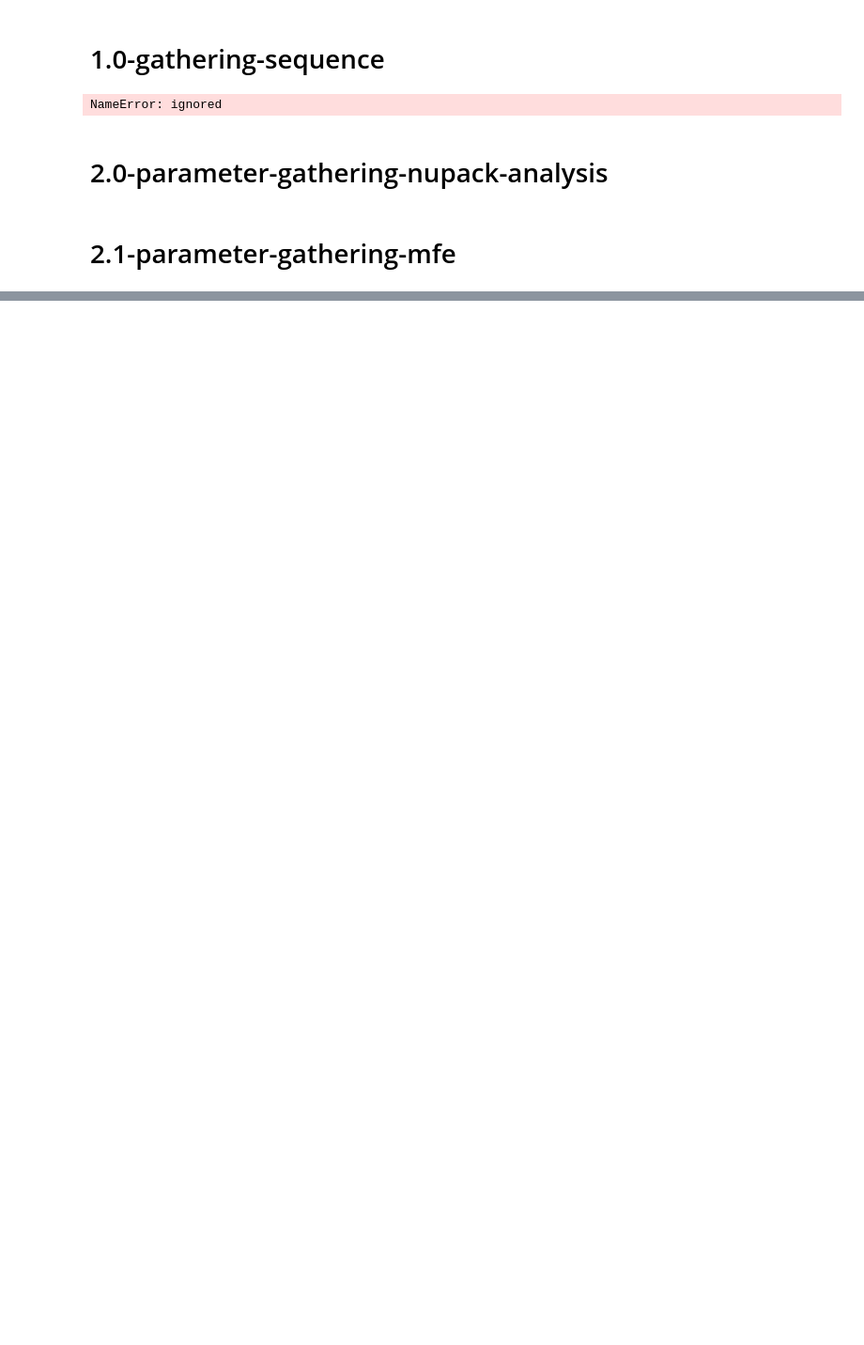
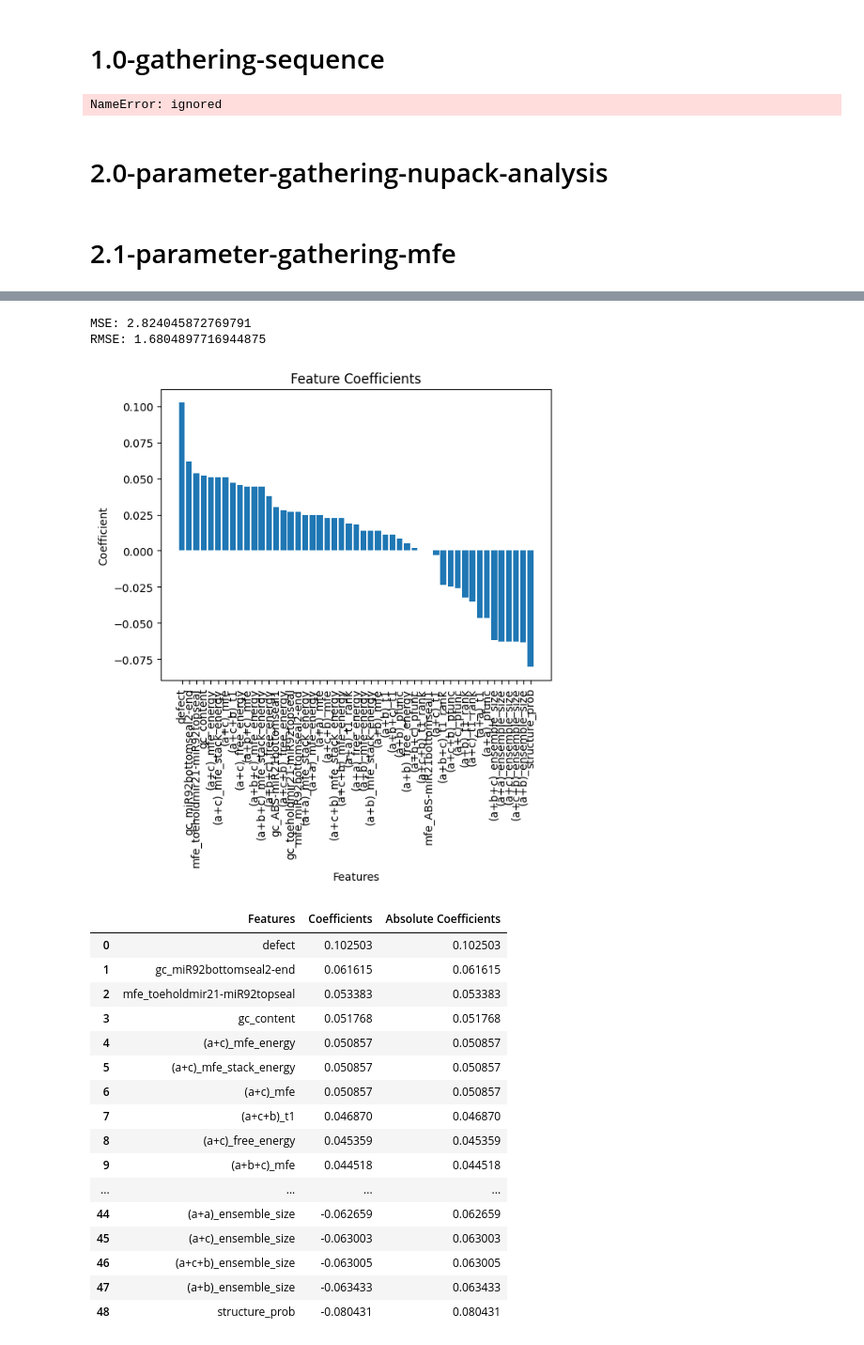
Before and after one commit to iGEM-UGM/iGEM-UGM-2023-Drylab, a Jupyter notebook: LiRA-Optimization/notebooks/pipeline.ipynb, the cells around one changed output, grey strips where cells are left out. Shown at 94% size. Cells and saved outputs as stored; diff of their text form; code cells hidden in the pictures; blank space fills up the shorter version.

Commit message:
add training process

```diff
--- a/LiRA-Optimization/notebooks/pipeline.ipynb
+++ b/LiRA-Optimization/notebooks/pipeline.ipynb
@@ -585,0 +638,8 @@ len(params_all)
+# %%
+datas = []
+for i in raw['Trial'].unique().tolist():
+    datas.append(gc_segment(raw[raw['Trial']==i]))
+datas
+# %%
+df = pd.concat([df, pd.DataFrame(datas)], axis=1)
+df.head()
@@ -615,8 +683,11 @@ from sklearn.linear_model import LinearRegression
 from sklearn.svm import SVR
 from sklearn.metrics import mean_squared_error
 import matplotlib.pyplot as plt
+import numpy as np
+# Check which rows contain infinity values
+rows_with_inf = df.isin([np.inf]).any(axis=1)
 
-# Split data into training and testing sets
-X = df_non_inf[params_all]
-y = df_non_inf['on_off_ratio_avg']
-model = linreg(X, y)
+# Drop rows with infinity values
+df_non_inf = df.drop(index = pd.Series(rows_with_inf)[pd.Series(rows_with_inf)].index[0])
+params_all = get_param(df, _param, cols_complex)
+print(params_all)
@@ -634,13 +707,8 @@ def metrics(model, params_all):
 
   # Sort the coefficients in descending order
   sorted_indices = np.argsort(coefficients)[::-1].tolist()
-  print(sorted_indices)
   sorted_coefficients = coefficients[sorted_indices]
   sorted_features = sorted(params_all, key=lambda x: sorted_indices.index(params_all.index(x)))
-
-  # Print or visualize the feature importances
-  for feature, importance in zip(sorted_features, sorted_coefficients):
-      print(f"{feature}: {importance}")
 
   # Create a bar plot of feature importances
   plt.bar(range(len(sorted_features)), sorted_coefficients)
@@ -649,4 +717,4 @@ def metrics(model, params_all):
   plt.ylabel('Coefficient')
   plt.title('Feature Coefficients')
   plt.show()
-  return(zip(sorted_features, sorted_coefficients))
+  return(sorted_features, sorted_coefficients)
@@ -652,0 +729,28 @@ def metrics(model, params_all):
+# %%
+# on off ratio
+X = df_non_inf[params_all]
+y = df_non_inf['on_off_ratio_avg']
+model = linreg(X, y)
+sf, sc = metrics(model, params_all)
+display_metrics(sf, sc)
+# %% [output]
+MSE: 2.824045872769791
+RMSE: 1.6804897716944875
+[figure, added]
+|  | Features | Coefficients | Absolute Coefficients |
+| 0 | defect | 0.102503 | 0.102503 |
+| 1 | gc_miR92bottomseal2-end | 0.061615 | 0.061615 |
+| 2 | mfe_toeholdmir21-miR92topseal | 0.053383 | 0.053383 |
+| 3 | gc_content | 0.051768 | 0.051768 |
+| 4 | (a+c)_mfe_energy | 0.050857 | 0.050857 |
+| 5 | (a+c)_mfe_stack_energy | 0.050857 | 0.050857 |
+| 6 | (a+c)_mfe | 0.050857 | 0.050857 |
+| 7 | (a+c+b)_t1 | 0.046870 | 0.046870 |
+| 8 | (a+c)_free_energy | 0.045359 | 0.045359 |
+| 9 | (a+b+c)_mfe | 0.044518 | 0.044518 |
+| ... | ... | ... | ... |
+| 44 | (a+a)_ensemble_size | -0.062659 | 0.062659 |
+| 45 | (a+c)_ensemble_size | -0.063003 | 0.063003 |
+| 46 | (a+c+b)_ensemble_size | -0.063005 | 0.063005 |
+| 47 | (a+b)_ensemble_size | -0.063433 | 0.063433 |
+| 48 | structure_prob | -0.080431 | 0.080431 |
```
Also changed, not shown: parts of 15 cells of this notebook, 4 other files.
